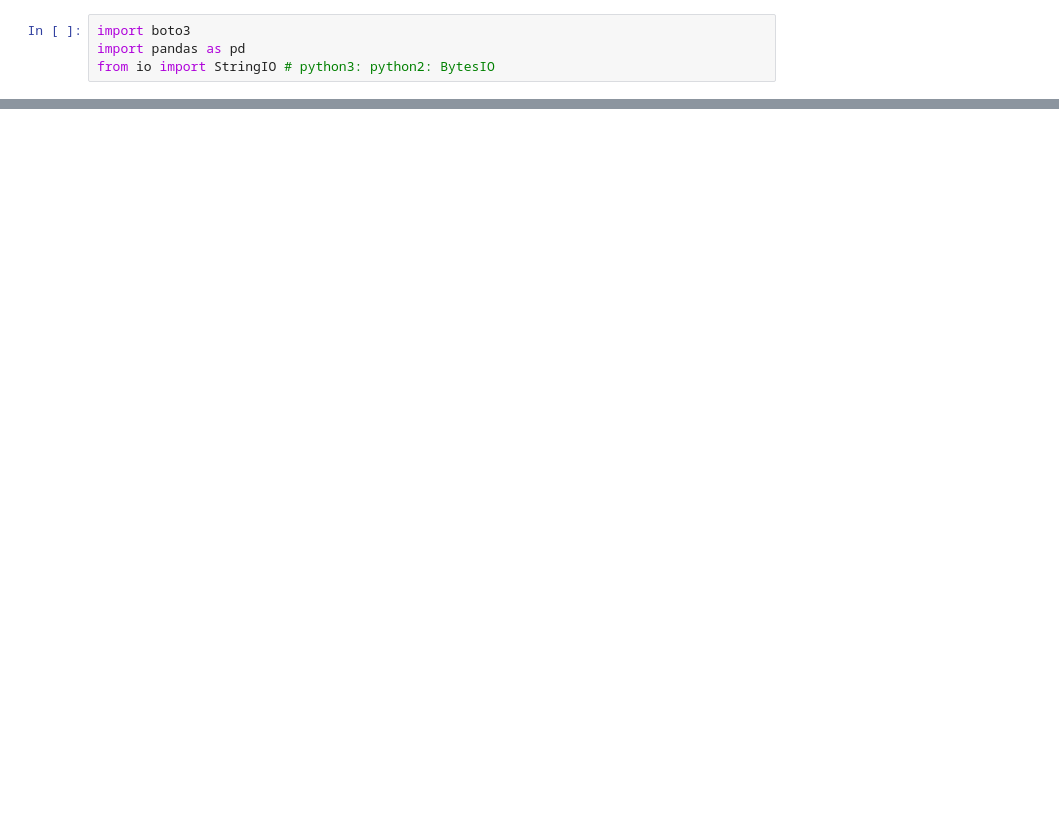
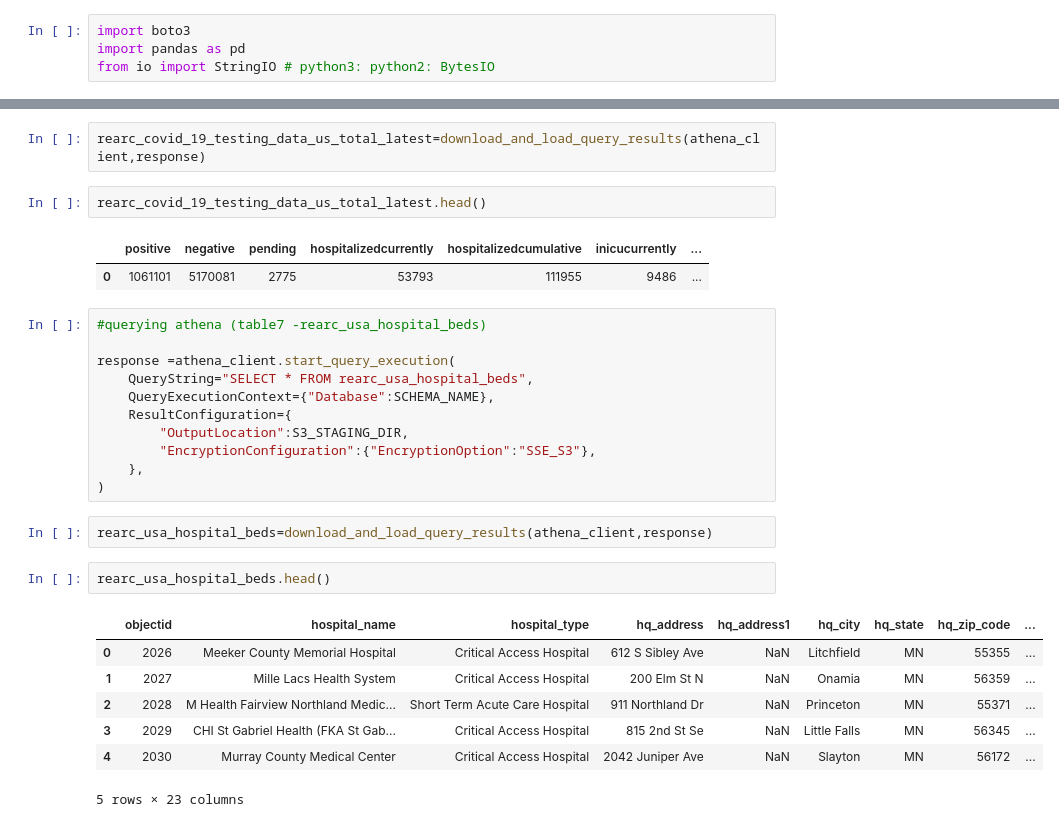
Before and after one commit to techiemas/covid-19aws, a Jupyter notebook: DE_project.ipynb, the cells around one changed output, grey strips where cells are left out. Drawn from its saved outputs; the diff is of its cells as text; blank space fills up the shorter version.

```diff
--- a/DE_project.ipynb
+++ b/DE_project.ipynb
@@ -59,0 +197,30 @@ SyntaxError: expected 'except' or 'finally' block (816592678.py, line 15)
+# %%
+rearc_covid_19_testing_data_us_total_latest=download_and_load_query_results(athena_client,response)
+# %%
+rearc_covid_19_testing_data_us_total_latest.head()
+# %% [output]
+|  | positive | negative | pending | hospitalizedcurrently | hospitalizedcumulative | inicucurrently | ... |
+| 0 | 1061101 | 5170081 | 2775 | 53793 | 111955 | 9486 | ... |
+# %%
+#querying athena (table7 -rearc_usa_hospital_beds)
+
+response =athena_client.start_query_execution(
+    QueryString="SELECT * FROM rearc_usa_hospital_beds",
+    QueryExecutionContext={"Database":SCHEMA_NAME},
+    ResultConfiguration={
+        "OutputLocation":S3_STAGING_DIR,
+        "EncryptionConfiguration":{"EncryptionOption":"SSE_S3"},
+    },
+)
+# %%
+rearc_usa_hospital_beds=download_and_load_query_results(athena_client,response)
+# %%
+rearc_usa_hospital_beds.head()
+# %% [output]
+|  | objectid | hospital_name | hospital_type | hq_address | hq_address1 | hq_city | hq_state | hq_zip_code | ... |
+| 0 | 2026 | Meeker County Memorial Hospital | Critical Access Hospital | 612 S Sibley Ave | NaN | Litchfield | MN | 55355 | ... |
+| 1 | 2027 | Mille Lacs Health System | Critical Access Hospital | 200 Elm St N | NaN | Onamia | MN | 56359 | ... |
+| 2 | 2028 | M Health Fairview Northland Medic... | Short Term Acute Care Hospital | 911 Northland Dr | NaN | Princeton | MN | 55371 | ... |
+| 3 | 2029 | CHI St Gabriel Health (FKA St Gab... | Critical Access Hospital | 815 2nd St Se | NaN | Little Falls | MN | 56345 | ... |
+| 4 | 2030 | Murray County Medical Center | Critical Access Hospital | 2042 Juniper Ave | NaN | Slayton | MN | 56172 | ... |
+5 rows × 23 columns
```
Also changed, not shown: parts of 30 cells of this notebook, 1 other file.
